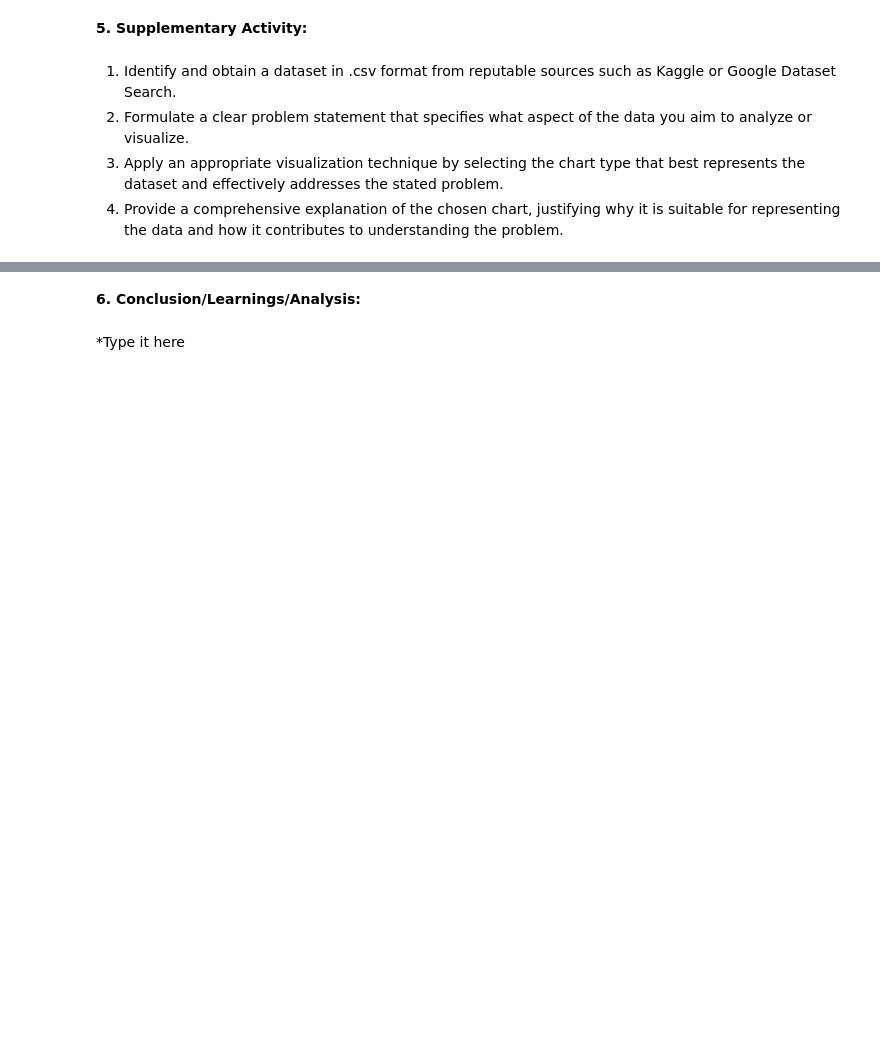
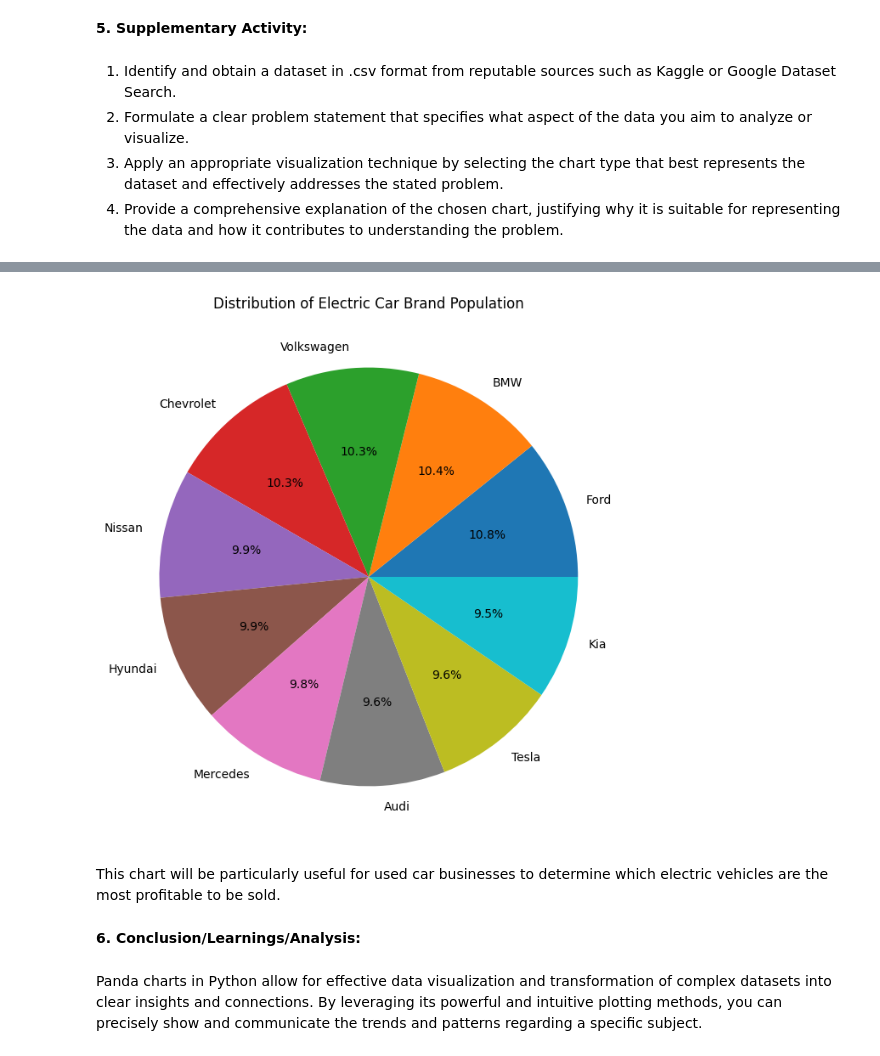
Before and after one commit to qmdmlot/CPE-031-Visualizations-and-Data-Analysis, a Jupyter notebook: Hands_On_Activity_5___Chart_Type.ipynb, the cells around one changed output, grey strips where cells are left out. Cells and saved outputs as stored; diff of their text form; code cells hidden in the pictures; blank space fills up the shorter version.

```diff
--- a/Hands_On_Activity_5___Chart_Type.ipynb
+++ b/Hands_On_Activity_5___Chart_Type.ipynb
@@ -430,0 +529,2 @@ Table of Total Number of Accidents by City
+# %%
+df  = pd.read_csv('/content/drive/MyDrive/CPE 031 - LOTERTE/electric_vehicle_analytics.csv')
@@ -431,4 +547,23 @@ Table of Total Number of Accidents by City
+# %%
+# Count values in 'Cause category'
+cause_counts = df['Make'].value_counts()
+
+# Create a pie chart
+cause_counts.plot.pie(figsize=(8, 8), autopct='%1.1f%%')
+
+# Add title
+plt.title('Distribution of Electric Car Brand Population')
+
+# Remove y-axis label
+plt.ylabel('')
+
+# Show chart
+plt.show()
+# %% [output]
+[figure, added]
+# %% [markdown]
+This chart will be particularly useful for used car businesses to determine which electric vehicles are the most profitable to be sold.
 # %% [markdown]
 **6. Conclusion/Learnings/Analysis:**
-# %% [markdown]
-*Type it here
+# %% [markdown]
+Panda charts in Python allow for effective data visualization and transformation of complex datasets into clear insights and connections. By leveraging its powerful and intuitive plotting methods, you can precisely show and communicate the trends and patterns regarding a specific subject.
```
Also changed, not shown: parts of 8 cells of this notebook.
